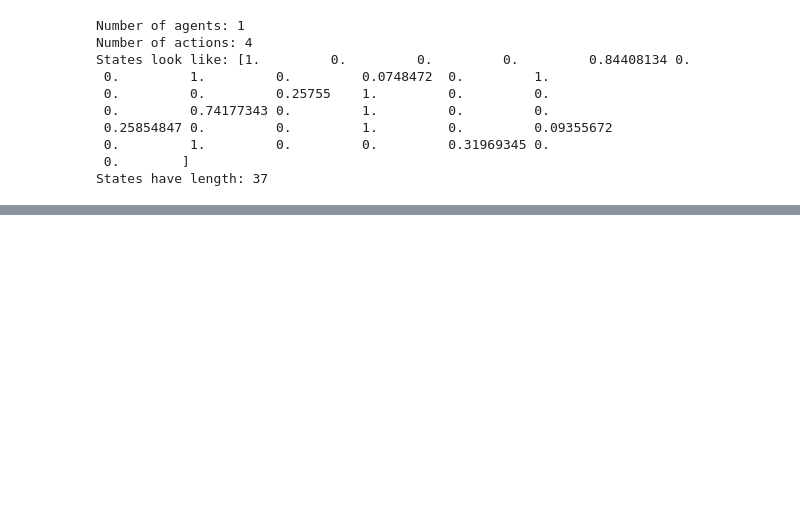
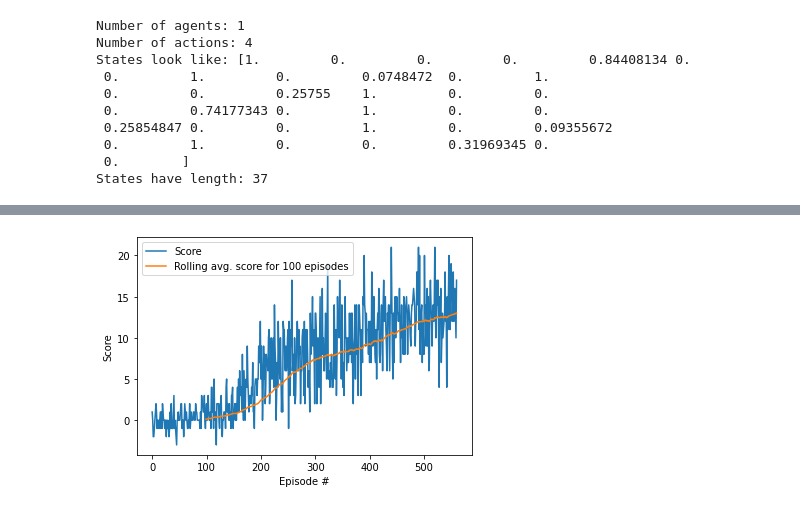
Before and after one commit to doudchenko/banana, a Jupyter notebook: Navigation_Solution.ipynb, the cells around one changed output, grey strips where cells are left out. Drawn from its saved outputs; the diff is of its cells as text; code cells hidden in the pictures; blank space fills up the shorter version.

```diff
--- a/Navigation_Solution.ipynb
+++ b/Navigation_Solution.ipynb
@@ -107,16 +82,69 @@ Of course, as part of the project, you'll have to change the code so that the ag
 # %%
-env_info = env.reset(train_mode=False)[brain_name] # reset the environment
-state = env_info.vector_observations[0]            # get the current state
-score = 0                                          # initialize the score
-while True:
-    action = np.random.randint(action_size)        # select an action
-    env_info = env.step(action)[brain_name]        # send the action to the environment
-    next_state = env_info.vector_observations[0]   # get the next state
-    reward = env_info.rewards[0]                   # get the reward
-    done = env_info.local_done[0]                  # see if episode has finished
-    score += reward                                # update the score
-    state = next_state                             # roll over the state to next time step
-    if done:                                       # exit loop if episode finished
-        break
+agent = Agent(state_size=state_size, action_size=action_size, seed=666)
 
-print("Score: {}".format(score))
+def dqn(n_episodes=2000, max_t=1000, eps_start=1.0, eps_end=0.01, eps_decay=0.995,
+        beta_start=0.1, beta_end=1.0, beta_ascend=0.99):
+    """Deep Q-Learning.
+
+    Params
+    ======
+        n_episodes (int): maximum number of training episodes
+        max_t (int): maximum number of timesteps per episode
+        eps_start (float): starting value of epsilon, for epsilon-greedy action selection
+        eps_end (float): minimum value of epsilon
+        eps_decay (float): multiplicative factor (per episode) for decreasing epsilon
+        beta_start (float): starting value for the power factor used for importance weights
+        beta_end (float): maximum value for the power factor
+        beta_ascend (float): multiplicative factor (per episode) for increasing beta
+    """
+    scores = []                                                  # list containing scores from each episode
+    scores_window = deque(maxlen=100)                            # last 100 scores
+    eps = eps_start                                              # initialize epsilon
+    beta = beta_start                                            # initialize beta
+    for i_episode in range(1, n_episodes + 1):
+        env_info = env.reset(train_mode=True)[brain_name]        # reset the environment
+        state = env_info.vector_observations[0]                  # get the initial state
+        score = 0                                                # initialize the score
+        for t in range(max_t):                                   # loop over steps in an episode
+            action = agent.act(state, eps)                       # select an action
+            env_info = env.step(action)[brain_name]              # send the action to the environment
+            next_state = env_info.vector_observations[0]         # get the next state
+            reward = env_info.rewards[0]                         # get the reward
+            done = env_info.local_done[0]                        # see if episode has finished
+            agent.step(state, action, reward, next_state, done,  # next agent step
+                       beta)
+            score += reward                                      # update the score
+            state = next_state                                   # roll over the state to next time step
+            if done:                                             # end of the episode
+                break
+        scores_window.append(score)                              # save most recent score
+        scores.append(score)                                     # save most recent score
+        eps = max(eps_end, eps_decay * eps)                      # decrease epsilon
+        beta = min(beta_end, beta / beta_ascend)                 # increase beta
+        print('\rEpisode {}\tAverage Score: {:.2f}'.format(i_episode, np.mean(scores_window)), end='')
+        if i_episode % 100 == 0:
+            print('\rEpisode {}\tAverage Score: {:.2f}'.format(i_episode, np.mean(scores_window)))
+        if np.mean(scores_window) >= 13.0:
+            print('\nEnvironment solved in {:d} episodes!\tAverage Score: {:.2f}'.format(i_episode - 100,
+                                                                                         np.mean(scores_window)))
+            torch.save(agent.qnetwork_local.state_dict(), 'checkpoint.pth')
+            break
+    return scores
+
+# get the scores
+scores = dqn()
+
+# plot the scores
+scores_df = pd.DataFrame({'scores': scores})
+scores_df['rolling_avg_score'] = scores_df.scores.rolling(100).mean()
+
+fig = plt.figure()
+ax = fig.add_subplot(111)
+plt.plot(scores_df.index, scores_df['scores'])
+plt.plot(scores_df.index, scores_df['rolling_avg_score'])
+ax.legend(['Score', 'Rolling avg. score for 100 episodes'])
+plt.ylabel('Score')
+plt.xlabel('Episode #')
+fig.patch.set_facecolor('lightgrey')
+plt.show()
+# %% [output]
@@ -122,0 +158 @@ print("Score: {}".format(score))
+[figure, added]
```
Also changed, not shown: parts of 15 cells of this notebook, 3 other files.
